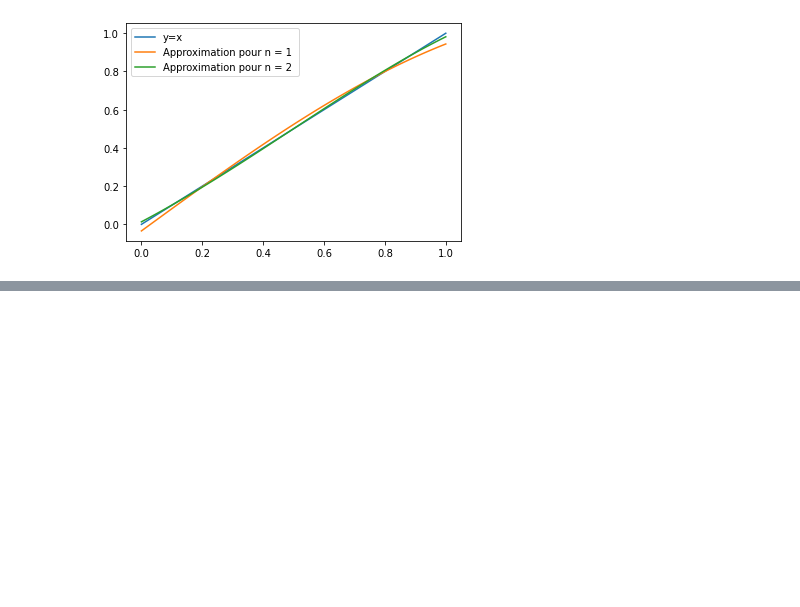
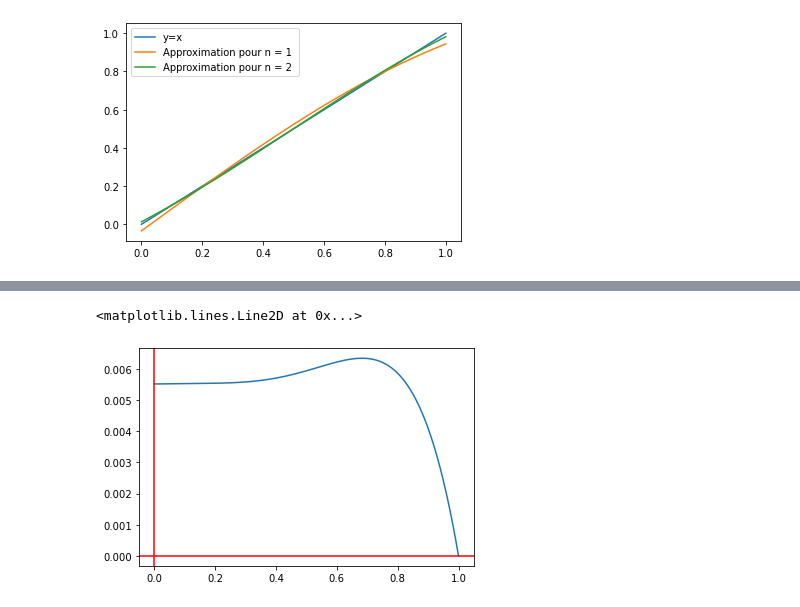
Before and after one commit to ProjetJavaS1/mi2, a Jupyter notebook: proj/proj.ipynb, the cells around one changed output, grey strips where cells are left out. Saved outputs shown, nothing was run; the diff lists cells and outputs as text; code cells hidden in the pictures; blank space fills up the shorter version.

```diff
--- a/proj/proj.ipynb
+++ b/proj/proj.ipynb
@@ -798,0 +869,32 @@ En déduire un schéma de résolution numérique du problème précédent que l'
+# %%
+N = 100 # taille de la discrétisation
+h = 1/N
+
+x = np.linspace(0, 1, N+1)
+
+A = np.zeros((N+1, N+1))
+A[0, 0] = 1 # u'(0) = 0 (Neumann)
+A[0, 1] = -1
+for i in range(1, N):
+    A[i, i-1] = -1/h**2
+    A[i, i  ] = 1 + 2/h**2
+    A[i, i+1] = -1/h**2
+A[N, N] = 1 # u(1) = 0 (Dirichlet)
+
+def f(x):
+    y = x*(x-1/4)*(x-1/2)
+    return y
+
+b = np.zeros(N+1)
+b[0] = 0 # Neumann
+b[N] = 0 # Dirichlet
+b[1:N] = f(x[1:N])
+
+u = np.linalg.solve(A, b)
+
+plt.plot(x, u)
+plt.axhline(color='red')
+plt.axvline(color='red')
+# %% [output]
+<matplotlib.lines.Line2D at 0x...>
+[figure, added]
```
Also changed, not shown: parts of 15 cells of this notebook.
